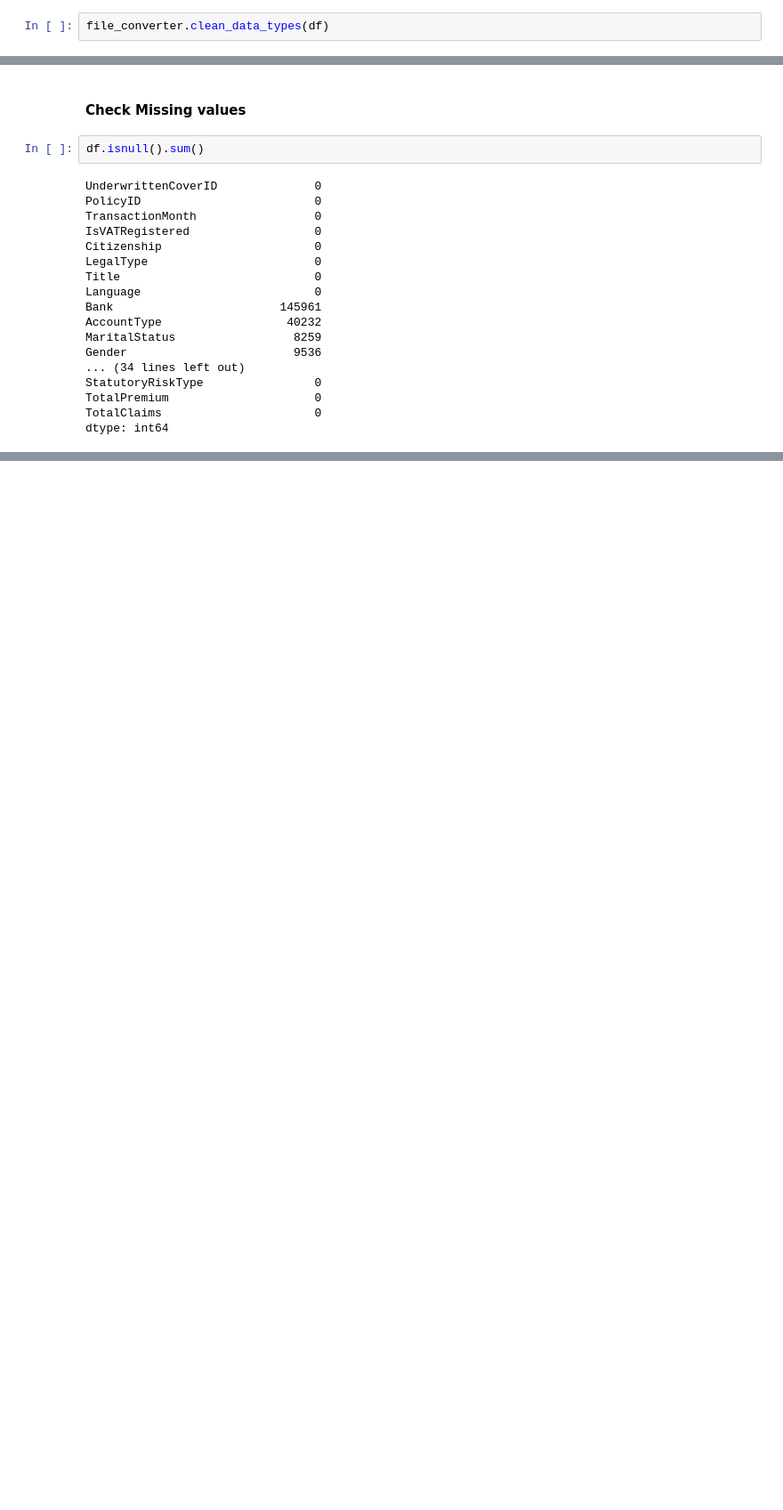
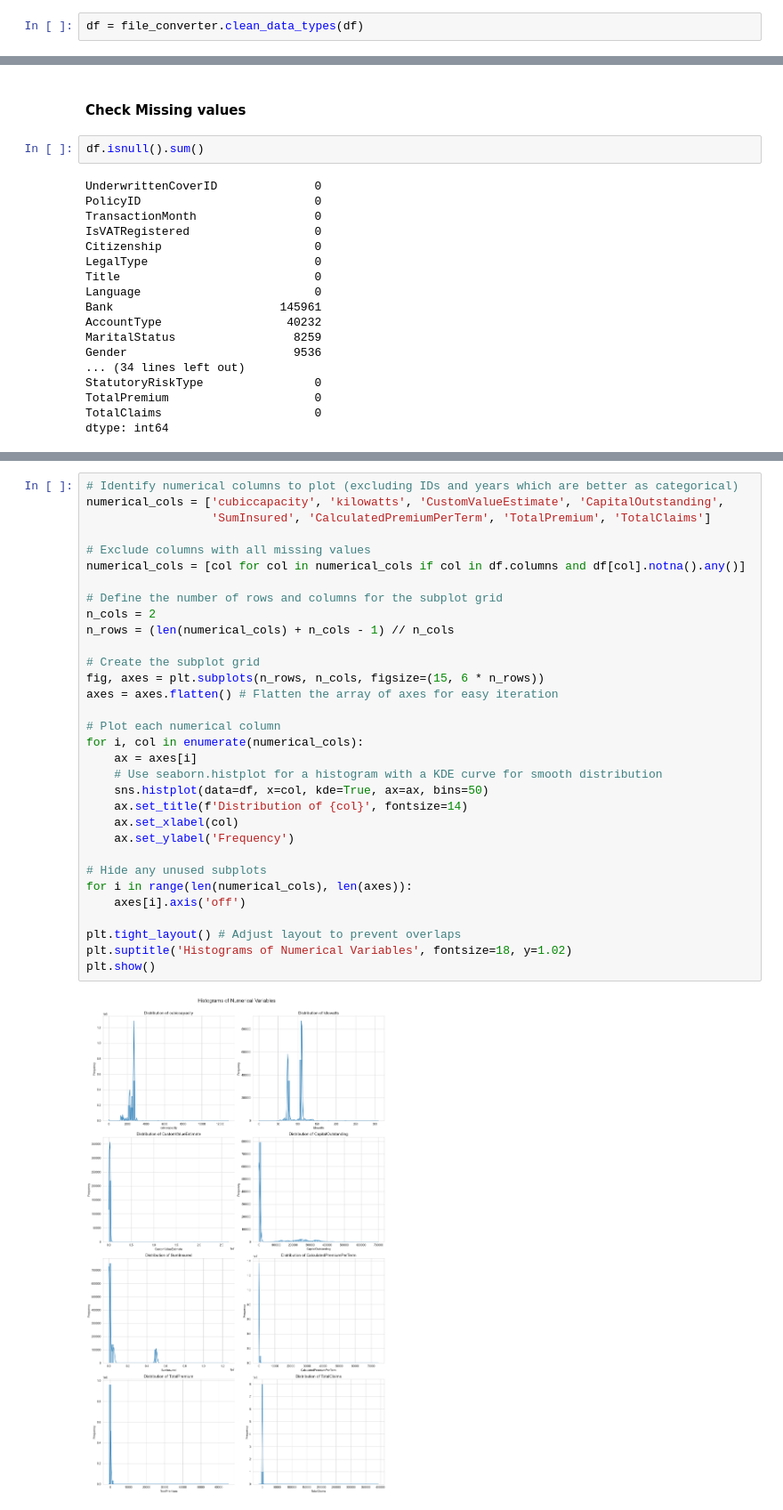
Before and after one commit to girmachew82/B5W3_End_to_End_Insurance_Risk_Analytics_Predictive_Modeling, a Jupyter notebook: notebooks/EDA.ipynb, the cells around one changed output, grey strips where cells are left out. Shown at 89% size. Saved outputs shown, nothing was run; the diff lists cells and outputs as text; blank space fills up the shorter version.

```diff
--- a/notebooks/EDA.ipynb
+++ b/notebooks/EDA.ipynb
@@ -401,7 +401,7 @@ output_file_path = os.path.join('B5W3_End_to_End_Insurance_Risk_Analytics_Predic
 # This calls the __init__ method of the class, initializing the object
 file_converter = DataConverter(input_file_path, output_file_path)
 # %%
-file_converter.clean_data_types(df)
+df = file_converter.clean_data_types(df)
 # %% [output]
 --- Starting Data Type Cleaning ---
 Converting date columns...
@@ -463,0 +447,34 @@ dtype: int64
+# %%
+# Identify numerical columns to plot (excluding IDs and years which are better as categorical)
+numerical_cols = ['cubiccapacity', 'kilowatts', 'CustomValueEstimate', 'CapitalOutstanding',
+                  'SumInsured', 'CalculatedPremiumPerTerm', 'TotalPremium', 'TotalClaims']
+
+# Exclude columns with all missing values
+numerical_cols = [col for col in numerical_cols if col in df.columns and df[col].notna().any()]
+
+# Define the number of rows and columns for the subplot grid
+n_cols = 2
+n_rows = (len(numerical_cols) + n_cols - 1) // n_cols
+
+# Create the subplot grid
+fig, axes = plt.subplots(n_rows, n_cols, figsize=(15, 6 * n_rows))
+axes = axes.flatten() # Flatten the array of axes for easy iteration
+
+# Plot each numerical column
+for i, col in enumerate(numerical_cols):
+    ax = axes[i]
+    # Use seaborn.histplot for a histogram with a KDE curve for smooth distribution
+    sns.histplot(data=df, x=col, kde=True, ax=ax, bins=50)
+    ax.set_title(f'Distribution of {col}', fontsize=14)
+    ax.set_xlabel(col)
+    ax.set_ylabel('Frequency')
+
+# Hide any unused subplots
+for i in range(len(numerical_cols), len(axes)):
+    axes[i].axis('off')
+
+plt.tight_layout() # Adjust layout to prevent overlaps
+plt.suptitle('Histograms of Numerical Variables', fontsize=18, y=1.02)
+plt.show()
+# %% [output]
+[figure, added]
```
Also changed, not shown: parts of 7 cells of this notebook.
